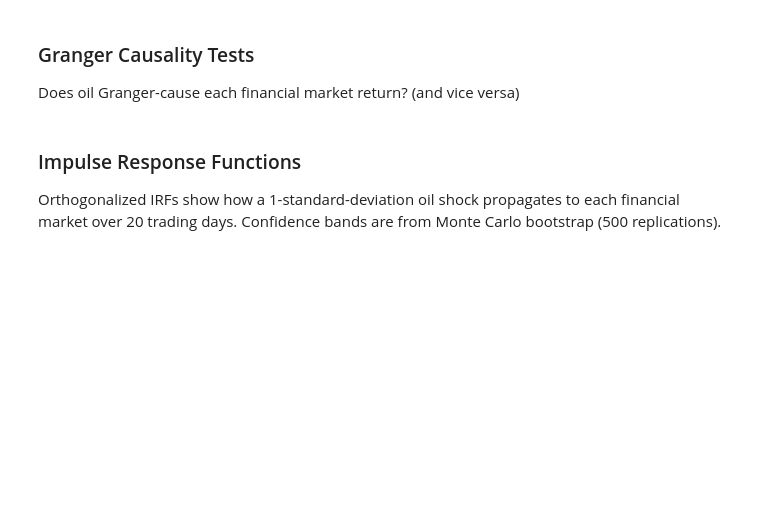
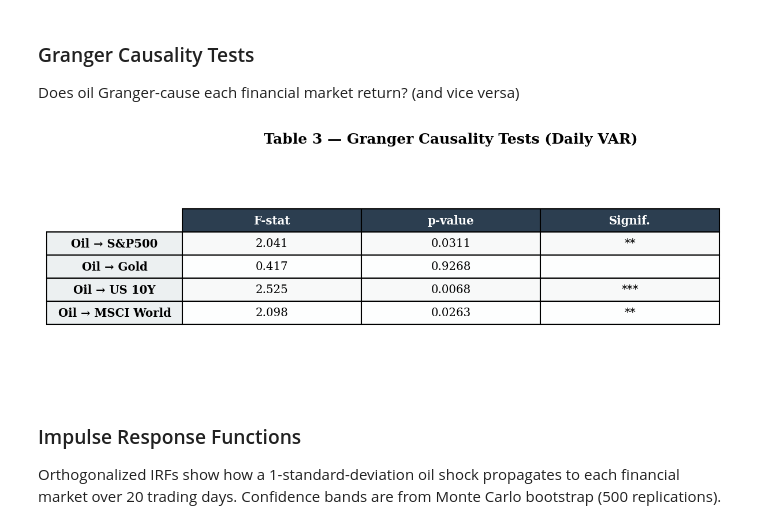
Before and after one commit to yaz212id/EMiF_OIL_Project, a Jupyter notebook: notebooks/daily_macro_notebook.ipynb, the cells around one changed output. Drawn from its saved outputs; the diff is of its cells as text; code cells hidden in the pictures; blank space fills up the shorter version.

```diff
--- a/notebooks/daily_macro_notebook.ipynb
+++ b/notebooks/daily_macro_notebook.ipynb
@@ -211,7 +211,7 @@ We then test:
 - **Forecast error variance decomposition (FEVD)**: how much of each market's forecast uncertainty is explained by oil shocks?
 # %%
 # VAR data — oil ordered first for Cholesky identification
-var_cols = ['r_oil', 'r_sp500', 'r_gold', 'r_bond']
+var_cols = ['r_oil', 'r_sp500', 'r_gold', 'r_bond', 'r_msci']
 var_data = df[var_cols].dropna()
 
 # lag selection
@@ -234,26 +257,26 @@ Does oil Granger-cause each financial market return? (and vice versa)
 # %%
 # Granger causality tests — does oil help predict each market?
 gc_rows = []
 pairs = [
     ("r_oil", "r_sp500", "Oil → S&P500"),
     ("r_oil", "r_gold",  "Oil → Gold"),
     ("r_oil", "r_bond",  "Oil → US 10Y"),
-    ("r_sp500", "r_oil",  "S&P500 → Oil"),
-    ("r_gold", "r_oil",   "Gold → Oil"),
-    ("r_bond", "r_oil",   "US 10Y → Oil"),
+    ("r_oil", "r_msci",  "Oil → MSCI World")
 ]
 
 for causing, caused, label in pairs:
     t = var_fit.test_causality(caused, [causing], kind='f')
     gc_rows.append({
         "Direction": label,
         "F-stat": f"{t.test_statistic:.3f}",
         "p-value": f"{t.pvalue:.4f}",
         "Signif.": "***" if t.pvalue < 0.01 else "**" if t.pvalue < 0.05 else "*" if t.pvalue < 0.1 else ""
     })
 
 gc_df = pd.DataFrame(gc_rows).set_index("Direction")
 show_table(gc_df, "Table 3 — Granger Causality Tests (Daily VAR)", "table3_granger.png")
+# %% [output]
+[figure, added]
 # %% [markdown]
 ### Impulse Response Functions
 
```
Also changed, not shown: parts of 14 cells of this notebook.
